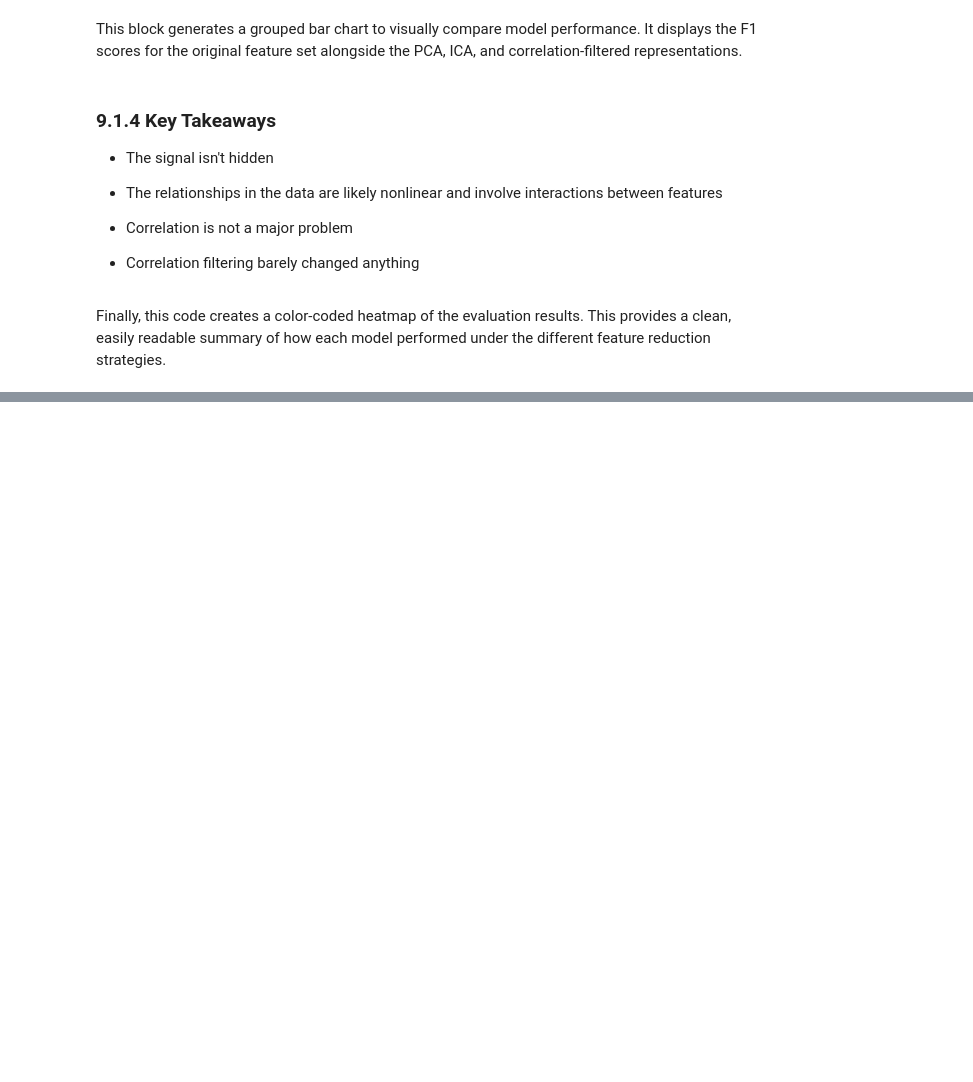
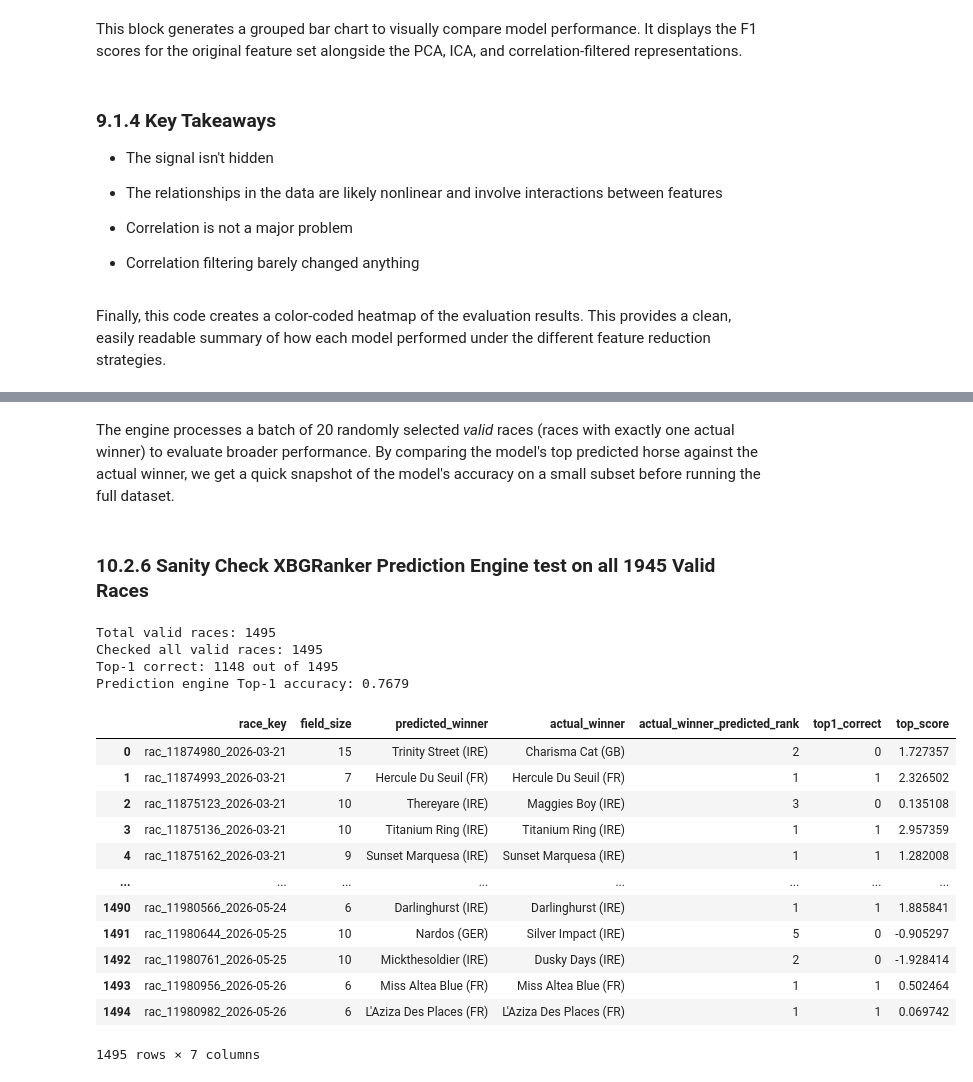
Before and after one commit to knguyen0923/Equi-Metrics, a Jupyter notebook: Equi_Metrics.ipynb, the cells around one changed output, grey strips where cells are left out. Saved outputs shown, nothing was run; the diff lists cells and outputs as text; code cells hidden in the pictures; blank space fills up the shorter version.

```diff
--- a/Equi_Metrics.ipynb
+++ b/Equi_Metrics.ipynb
@@ -5027,0 +5076,73 @@ print("MAE:", lgbm_diff.abs().mean())
+# %% [markdown]
+The engine processes a batch of 20 randomly selected *valid* races (races with exactly one actual winner) to evaluate broader performance. By comparing the model's top predicted horse against the actual winner, we get a quick snapshot of the model's accuracy on a small subset before running the full dataset.
+# %% [markdown]
+### 10.2.6 Sanity Check XBGRanker Prediction Engine test on all 1945 Valid Races
+# %%
+import numpy as np
+import pandas as pd
+
+# ==============================
+# Evaluate XGBRanker Prediction Engine on ALL Valid Test Races
+# Valid race = exactly one recorded winner
+# ==============================
+
+valid_race_keys = (
+    nn_test_df.groupby("race_key")["winner"]
+    .sum()
+    .reset_index()
+)
+
+valid_race_keys = valid_race_keys[
+    valid_race_keys["winner"] == 1
+]["race_key"].tolist()
+
+print("Total valid races:", len(valid_race_keys))
+
+engine_results = []
+
+for race_key in valid_race_keys:
+    race_df = nn_test_df[nn_test_df["race_key"] == race_key].copy()
+
+    preds = predict_race_order_xgbranker(race_df).copy()
+
+    top_pick = preds.iloc[0]
+    actual_winner = preds[preds["winner"] == 1].iloc[0]
+
+    actual_winner_predicted_rank = actual_winner["xgb_predicted_rank"]
+    top1_correct = int(actual_winner_predicted_rank == 1)
+
+    engine_results.append({
+        "race_key": race_key,
+        "field_size": len(race_df),
+        "predicted_winner": top_pick["runner_horse"],
+        "actual_winner": actual_winner["runner_horse"],
+        "actual_winner_predicted_rank": actual_winner_predicted_rank,
+        "top1_correct": top1_correct,
+        "top_score": top_pick["xgb_predicted_score"]
+    })
+
+xgb_engine_full_check = pd.DataFrame(engine_results)
+
+print("Checked all valid races:", len(xgb_engine_full_check))
+print("Top-1 correct:", int(xgb_engine_full_check["top1_correct"].sum()), "out of", len(xgb_engine_full_check))
+print("Prediction engine Top-1 accuracy:", round(xgb_engine_full_check["top1_correct"].mean(), 4))
+
+xgb_engine_full_check
+# %% [output]
+Total valid races: 1495
+Checked all valid races: 1495
+Top-1 correct: 1148 out of 1495
+Prediction engine Top-1 accuracy: 0.7679
+|  | race_key | field_size | predicted_winner | actual_winner | actual_winner_predicted_rank | top1_correct | top_score |
+| 0 | rac_11874980_2026-03-21 | 15 | Trinity Street (IRE) | Charisma Cat (GB) | 2 | 0 | 1.727357 |
+| 1 | rac_11874993_2026-03-21 | 7 | Hercule Du Seuil (FR) | Hercule Du Seuil (FR) | 1 | 1 | 2.326502 |
+| 2 | rac_11875123_2026-03-21 | 10 | Thereyare (IRE) | Maggies Boy (IRE) | 3 | 0 | 0.135108 |
+| 3 | rac_11875136_2026-03-21 | 10 | Titanium Ring (IRE) | Titanium Ring (IRE) | 1 | 1 | 2.957359 |
+| 4 | rac_11875162_2026-03-21 | 9 | Sunset Marquesa (IRE) | Sunset Marquesa (IRE) | 1 | 1 | 1.282008 |
+| ... | ... | ... | ... | ... | ... | ... | ... |
+| 1490 | rac_11980566_2026-05-24 | 6 | Darlinghurst (IRE) | Darlinghurst (IRE) | 1 | 1 | 1.885841 |
+| 1491 | rac_11980644_2026-05-25 | 10 | Nardos (GER) | Silver Impact (IRE) | 5 | 0 | -0.905297 |
+| 1492 | rac_11980761_2026-05-25 | 10 | Mickthesoldier (IRE) | Dusky Days (IRE) | 2 | 0 | -1.928414 |
+| 1493 | rac_11980956_2026-05-26 | 6 | Miss Altea Blue (FR) | Miss Altea Blue (FR) | 1 | 1 | 0.502464 |
+| 1494 | rac_11980982_2026-05-26 | 6 | L'Aziza Des Places (FR) | L'Aziza Des Places (FR) | 1 | 1 | 0.069742 |
+1495 rows × 7 columns
```
Also changed, not shown: parts of 215 cells of this notebook.
